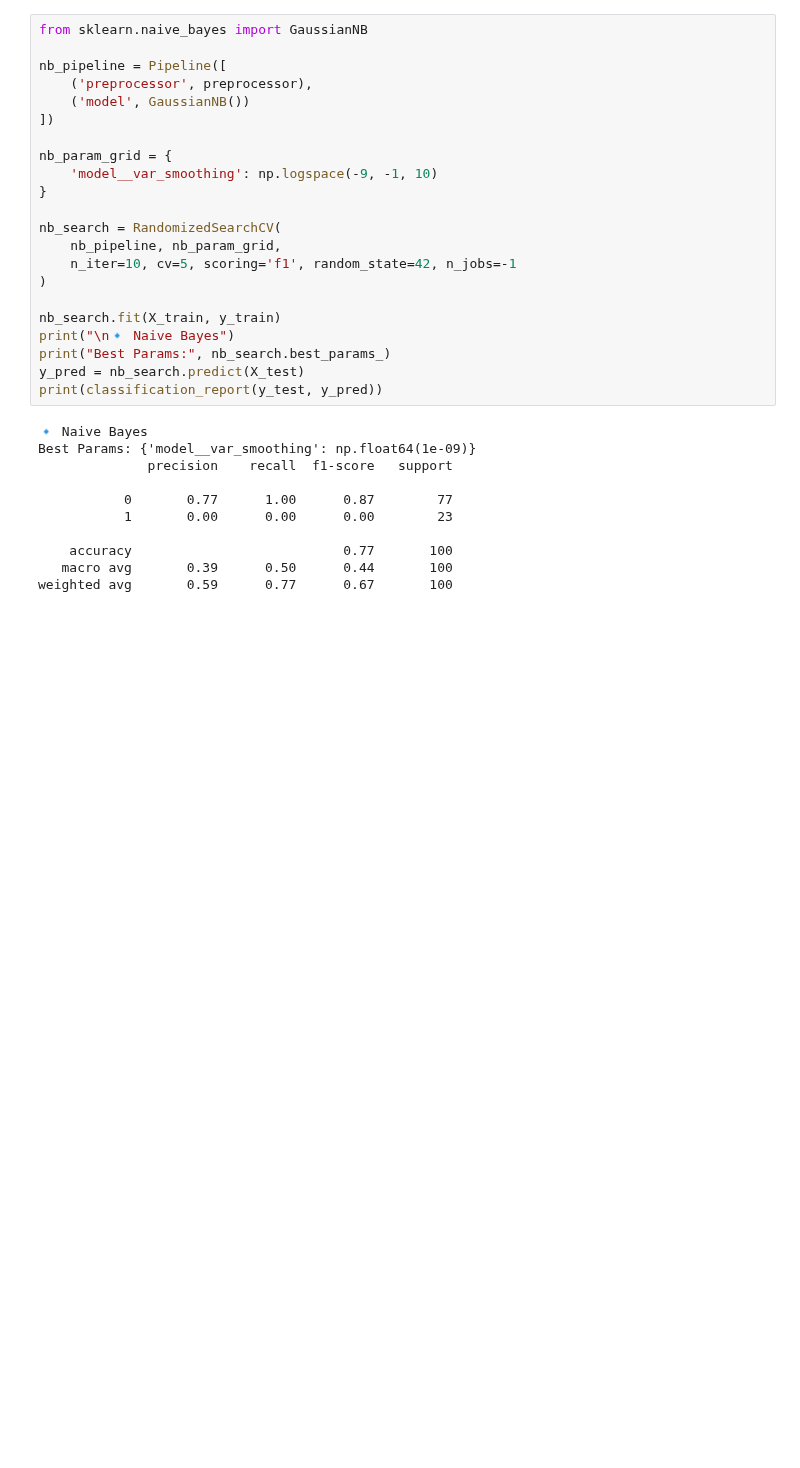
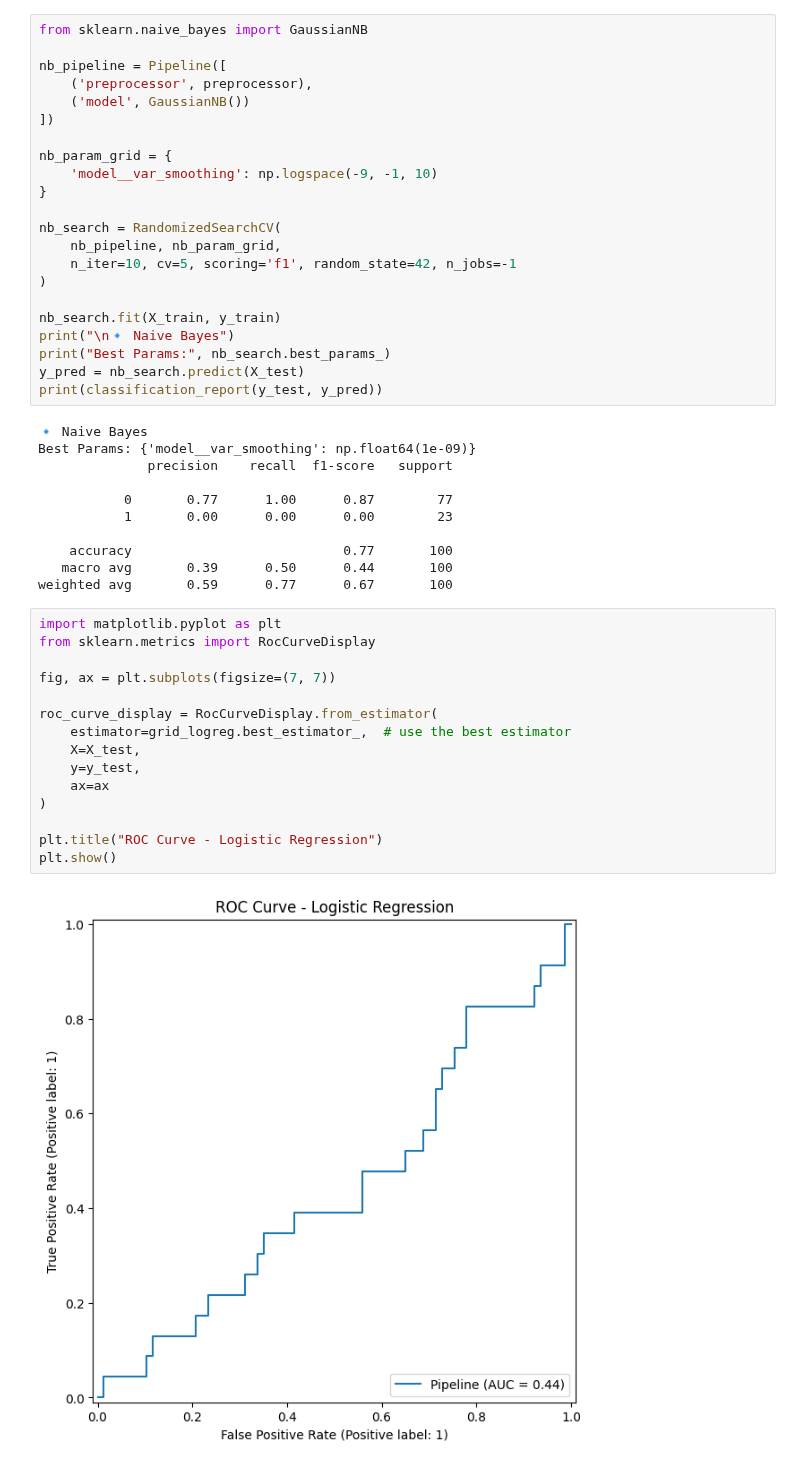
Before and after one commit to sushrutha777/LLOYDS-DataScience-Internship, a Jupyter notebook: model.ipynb, the cells around one changed output. Cells and saved outputs as stored; diff of their text form; blank space fills up the shorter version.

```diff
--- a/model.ipynb
+++ b/model.ipynb
@@ -377,3 +378,20 @@ Best Params: {'model__var_smoothing': np.float64(1e-09)}
     accuracy                           0.77       100
    macro avg       0.39      0.50      0.44       100
 weighted avg       0.59      0.77      0.67       100
+# %%
+import matplotlib.pyplot as plt
+from sklearn.metrics import RocCurveDisplay
+
+fig, ax = plt.subplots(figsize=(7, 7))
+
+roc_curve_display = RocCurveDisplay.from_estimator(
+    estimator=grid_logreg.best_estimator_,  # use the best estimator
+    X=X_test,
+    y=y_test,
+    ax=ax
+)
+
+plt.title("ROC Curve - Logistic Regression")
+plt.show()
+# %% [output]
+[figure, added]
```
Also changed, not shown: parts of 1 cell of this notebook, 1 other file.
